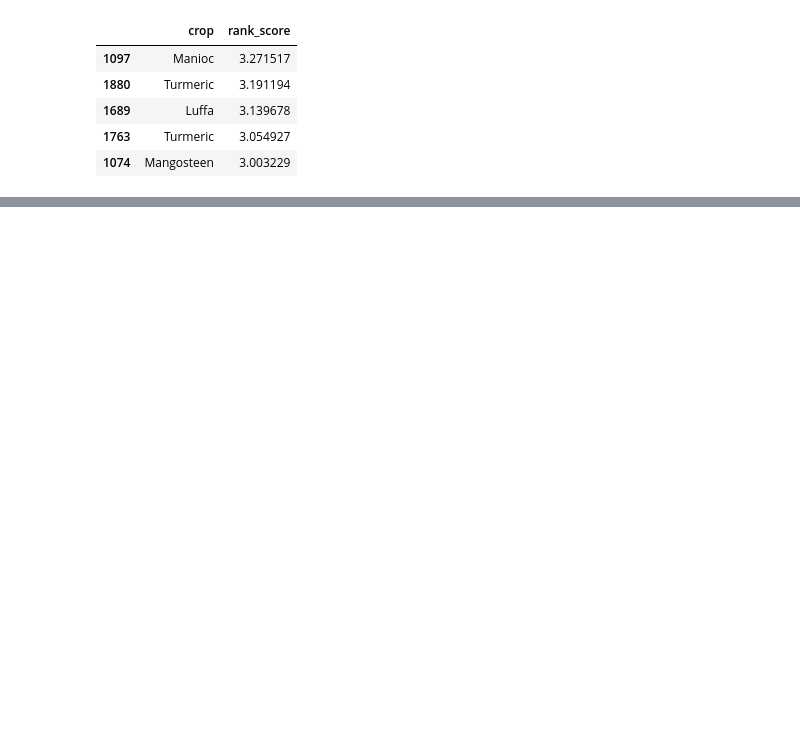
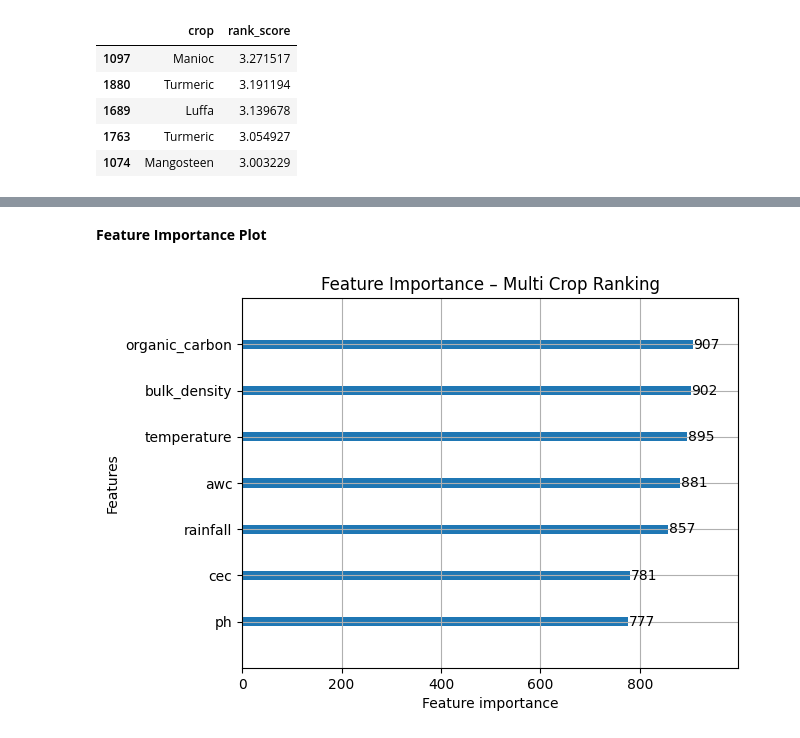
Before and after one commit to isumakm/Weather-Prediction-and-Crop-Recommendation-System-, a Jupyter notebook: Multi_Crop_Ranking.ipynb, the cells around one changed output, grey strips where cells are left out. Cells and saved outputs as stored; diff of their text form; code cells hidden in the pictures; blank space fills up the shorter version.

```diff
--- a/Multi_Crop_Ranking.ipynb
+++ b/Multi_Crop_Ranking.ipynb
@@ -107,0 +132,8 @@ ranked[["crop", "rank_score"]].head(5)
+# %% [markdown]
+**Feature Importance Plot**
+# %%
+lgb.plot_importance(model, max_num_features=10)
+plt.title("Feature Importance – Multi Crop Ranking")
+plt.show()
+# %% [output]
+[figure, added]
```
Also changed, not shown: parts of 16 cells of this notebook.
